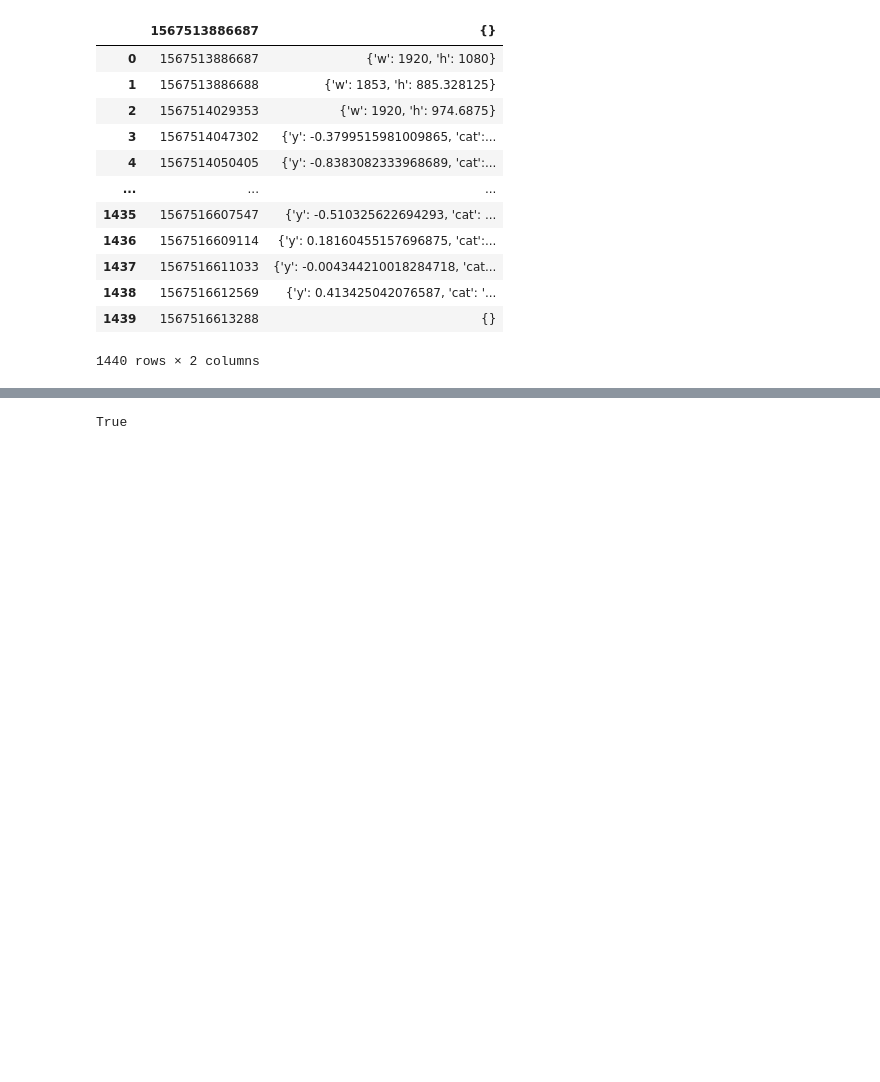
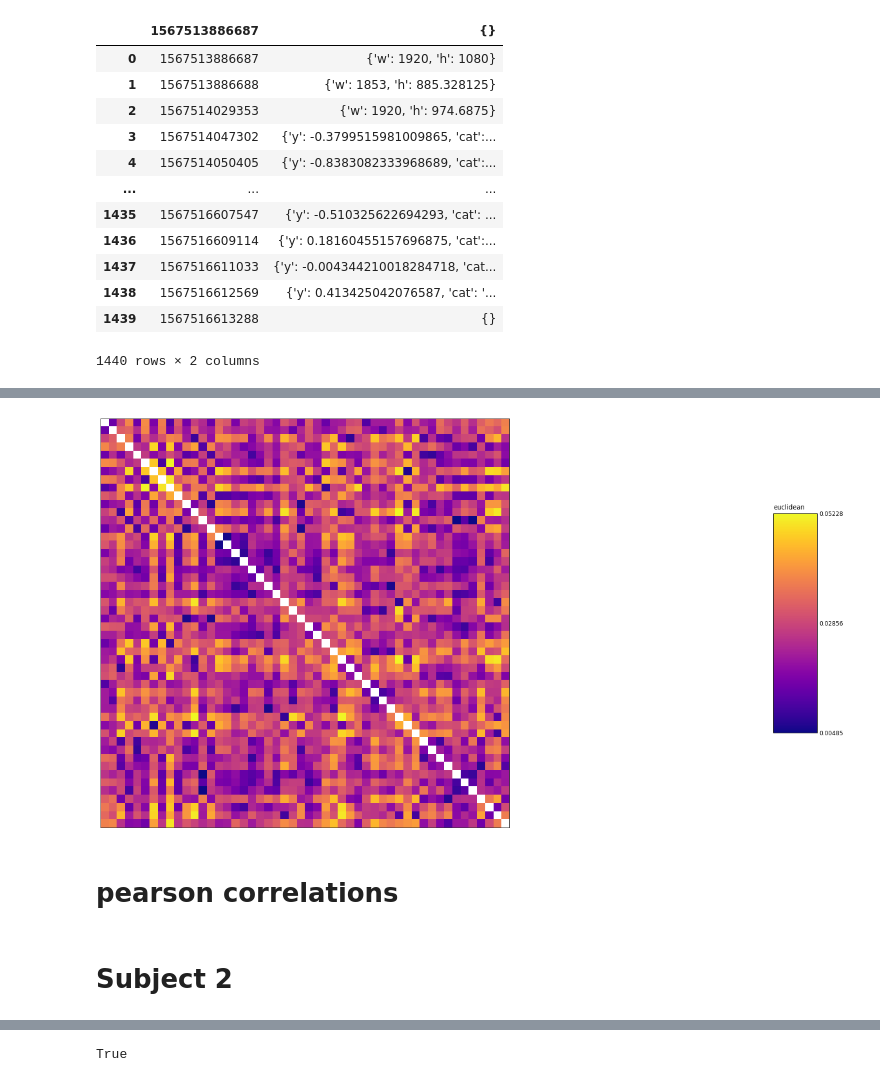
Before and after one commit to Taranks7/AVIMA, a Jupyter notebook: AVIMA_analysis.ipynb, the cells around one changed output, grey strips where cells are left out. Saved outputs shown, nothing was run; the diff lists cells and outputs as text; code cells hidden in the pictures; blank space fills up the shorter version.

```diff
--- a/AVIMA_analysis.ipynb
+++ b/AVIMA_analysis.ipynb
@@ -208,0 +195,9 @@ show_rdm(rdm: 'rsatoolbox.rdm.RDMs', pattern_descriptor: 'str' = None, cmap: 'Un
+# %%
+#subject 1 - video
+sub1_vid = r"C:\Users\TKS086\Audio-visual_similarity-main\Data\Meadows_avima-videowithsound-version1_v_v2_rested-dane_2_1D.mat"
+rdm_sub1_vid = rsa.io.meadows.load_rdms(sub1_vid,False)
+fig,axis,_ = rsa.vis.show_rdm(rdm_sub1_vid, cmap = 'plasma', figsize=(25,25), show_colorbar="figure")
+# %% [output]
+[figure, added]
+# %% [markdown]
+# pearson correlations
@@ -208,0 +218,2 @@ show_rdm(rdm: 'rsatoolbox.rdm.RDMs', pattern_descriptor: 'str' = None, cmap: 'Un
+# %% [markdown]
+# Subject 2
```
Also changed, not shown: parts of 128 cells of this notebook.
